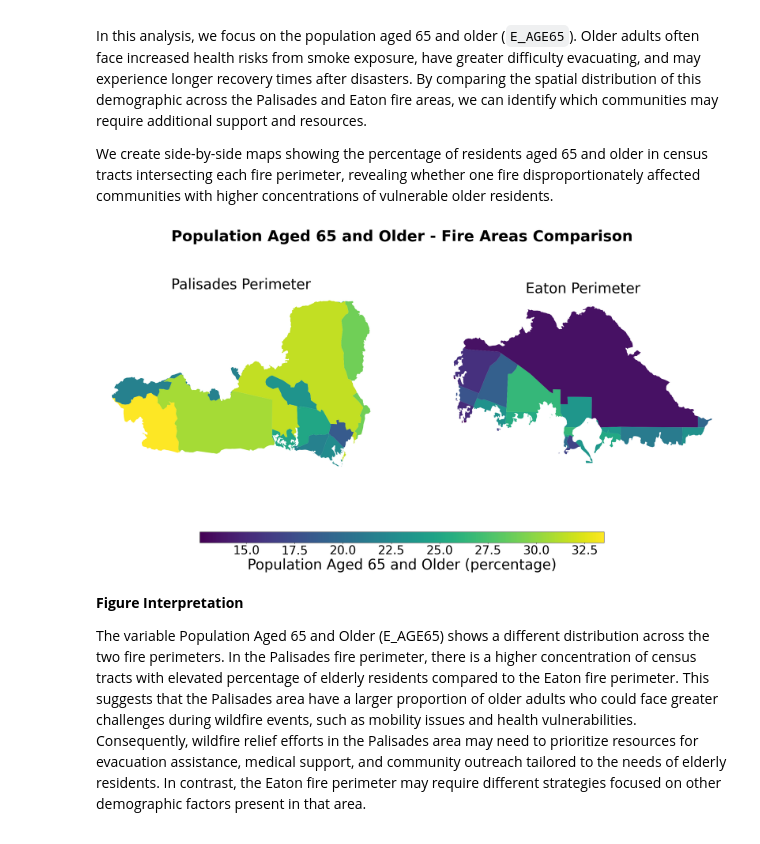
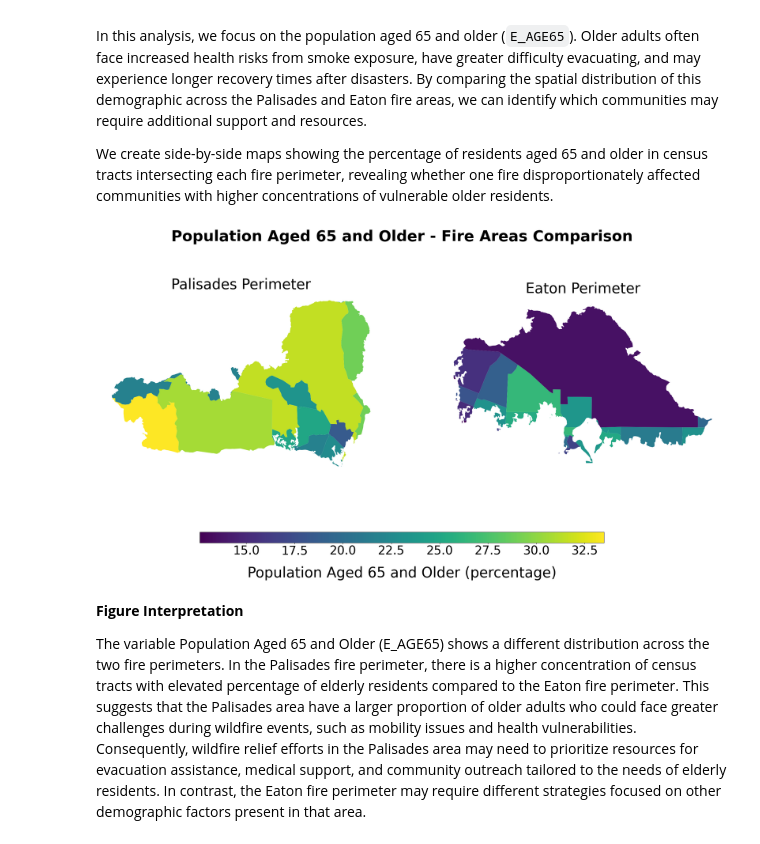
Before and after one commit to hylaea-miller/hylaea-miller.github.io, a Jupyter notebook: posts/220-blog-post/social-dimensions.ipynb, the cells around one changed output. Cells and saved outputs as stored; diff of their text form; code cells hidden in the pictures.

Commit message:
fix legend space

```diff
--- a/posts/220-blog-post/social-dimensions.ipynb
+++ b/posts/220-blog-post/social-dimensions.ipynb
@@ -203,35 +203,35 @@ eji_pali.plot(
     column= eji_variable,
     vmin=vmin, vmax=vmax,
     legend=False,
     ax=ax1,
 )
 ax1.set_title('Palisades Perimeter', fontsize=38)
 ax1.axis('off')
 
 # Plot census tracts within Eaton perimeter
 eji_eaton.plot(
     column=eji_variable,
     vmin=vmin, vmax=vmax,
     legend=False,
     ax=ax2,
 )
 ax2.set_title('Eaton Perimeter', fontsize=38)
 ax2.axis('off')
 
 # Add title
 fig.suptitle('Population Aged 65 and Older - Fire Areas Comparison',
              fontsize=40, fontweight='bold', y=0.78)
 
 # Add shared colorbar at the bottom
 sm = plt.cm.ScalarMappable( norm=plt.Normalize(vmin=vmin, vmax=vmax))
 cbar_ax = fig.add_axes([0.25, 0.2, 0.5, 0.02])
 cbar = fig.colorbar(sm, cax=cbar_ax, orientation='horizontal')
-cbar.set_label('Population Aged 65 and Older (percentage)', fontsize=38)
+cbar.set_label('Population Aged 65 and Older (percentage)', fontsize=38, labelpad=25)
 cbar.ax.tick_params(labelsize=32)
 
 plt.show()
 # %% [output]
-[figure, old version]
+[figure, new version]
 # %% [markdown]
 **Figure Interpretation**
 
```
